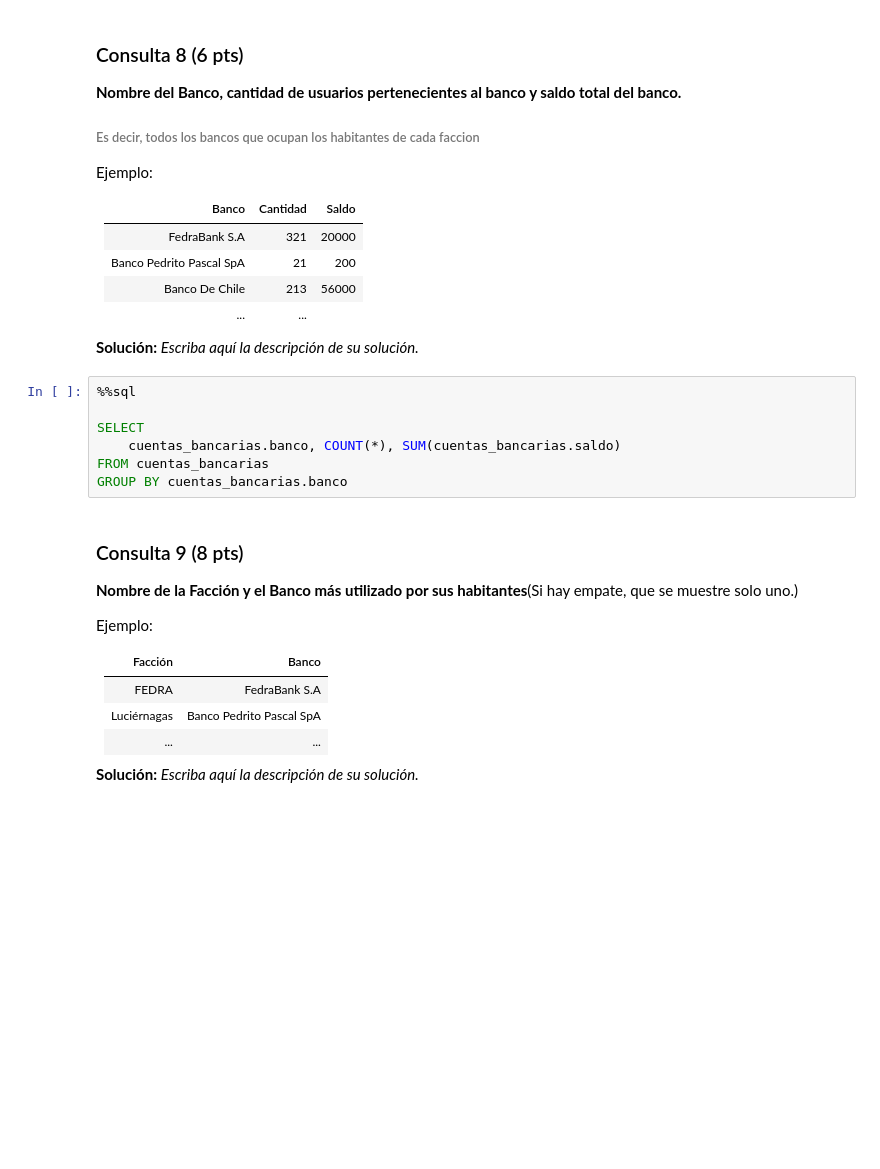
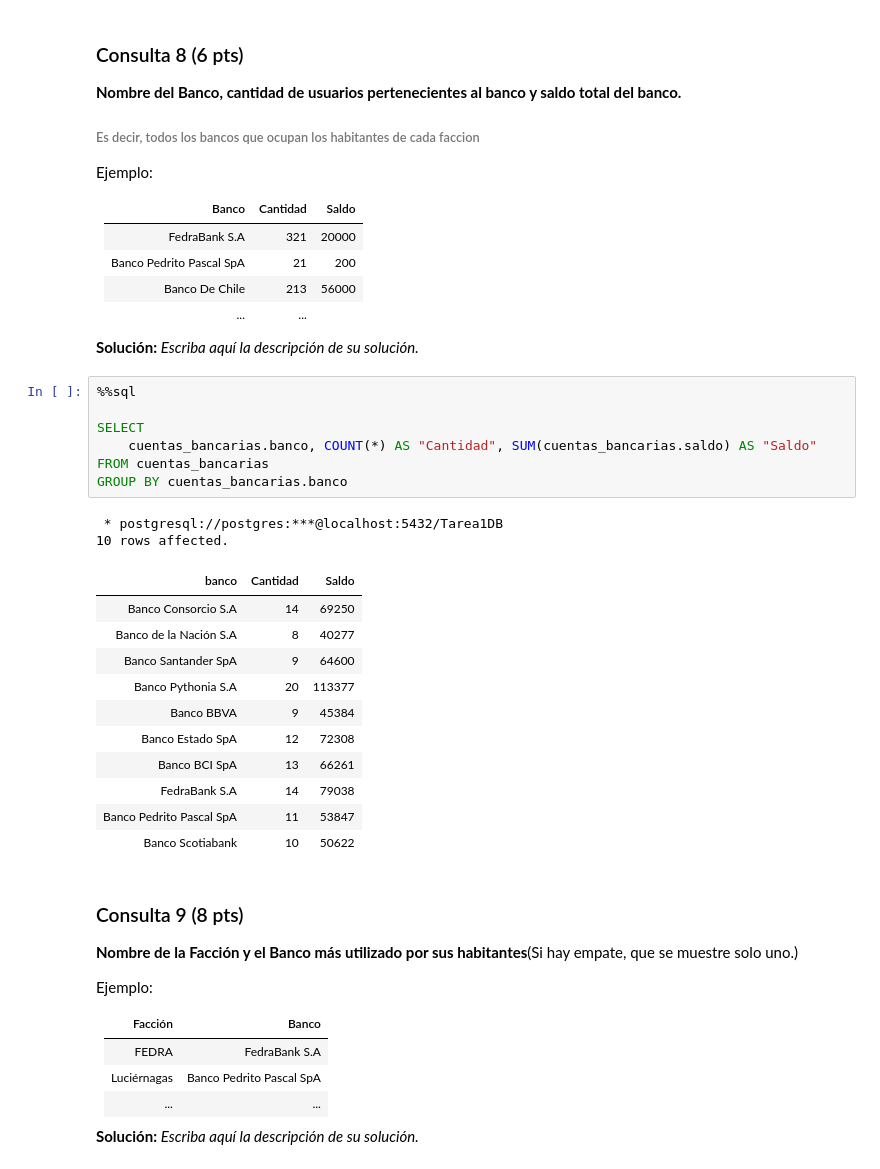
Before and after one commit to Kaleto13/Tarea_DB, a Jupyter notebook: Tarea1DB.ipynb, the cells around one changed output. Saved outputs shown, nothing was run; the diff lists cells and outputs as text; blank space fills up the shorter version.

```diff
--- a/Tarea1DB.ipynb
+++ b/Tarea1DB.ipynb
@@ -594,10 +603,24 @@ Ejemplo:
 # %%
 %%sql
 
 SELECT
-    cuentas_bancarias.banco, COUNT(*), SUM(cuentas_bancarias.saldo)
+    cuentas_bancarias.banco, COUNT(*) AS "Cantidad", SUM(cuentas_bancarias.saldo) AS "Saldo"
 FROM cuentas_bancarias
 GROUP BY cuentas_bancarias.banco
+# %% [output]
+ * postgresql://postgres:***@localhost:5432/Tarea1DB
+10 rows affected.
+| banco | Cantidad | Saldo |
+| Banco Consorcio S.A | 14 | 69250 |
+| Banco de la Nación S.A | 8 | 40277 |
+| Banco Santander SpA | 9 | 64600 |
+| Banco Pythonia S.A | 20 | 113377 |
+| Banco BBVA | 9 | 45384 |
+| Banco Estado SpA | 12 | 72308 |
+| Banco BCI SpA | 13 | 66261 |
+| FedraBank S.A | 14 | 79038 |
+| Banco Pedrito Pascal SpA | 11 | 53847 |
+| Banco Scotiabank | 10 | 50622 |
 # %% [markdown]
 ### Consulta 9 (8 pts)
 **Nombre de la Facción y el Banco más utilizado por sus habitantes**(Si hay empate, que se muestre solo uno.)
```
Also changed, not shown: parts of 4 cells of this notebook.
